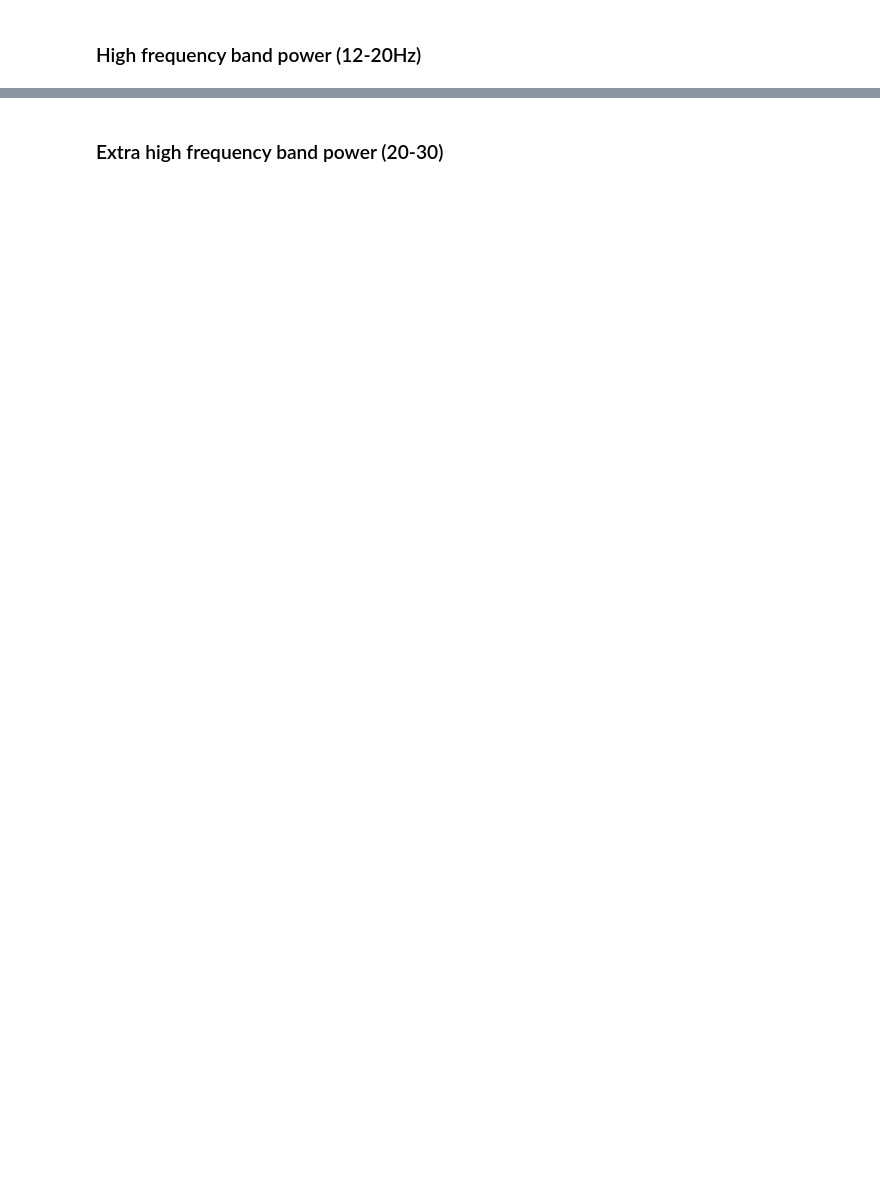
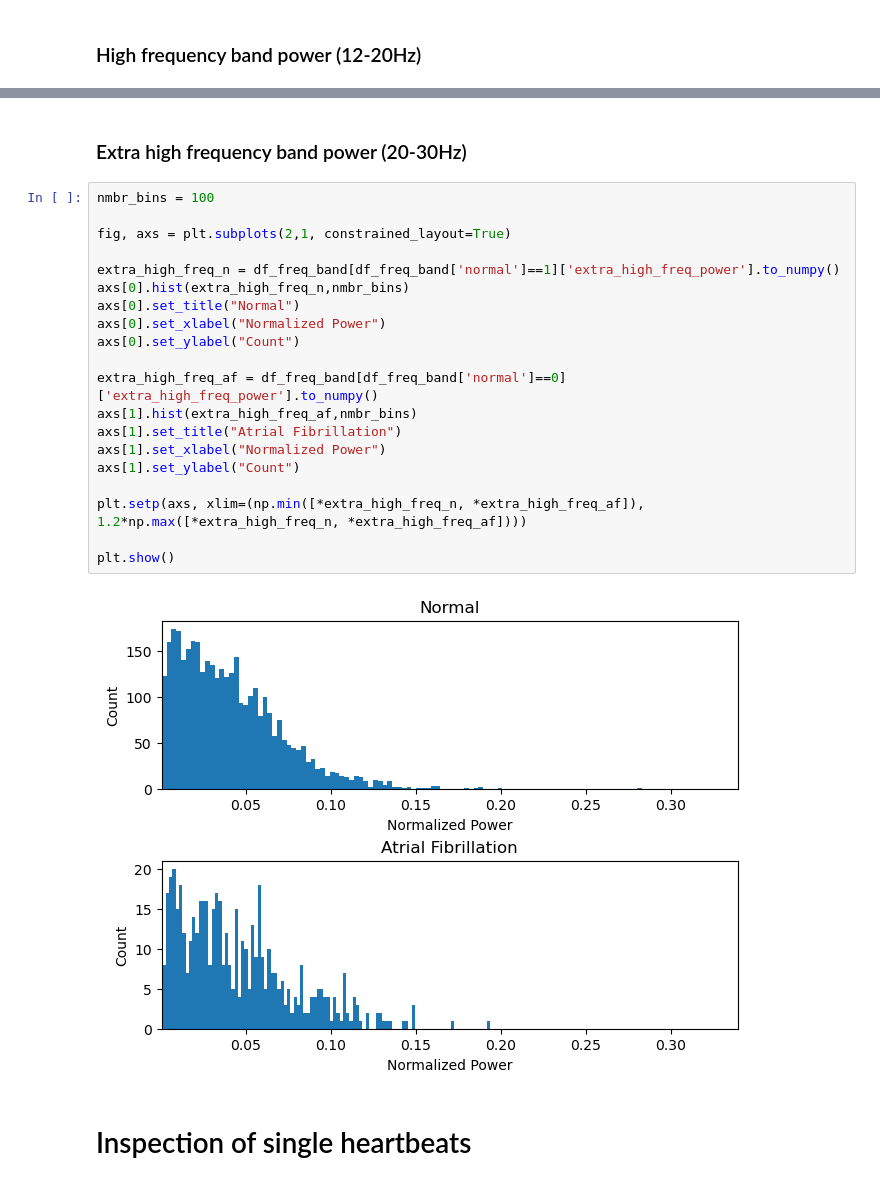
Before and after one commit to isabella-grieser/KISMED, a Jupyter notebook: Notebooks/220512-SP-TimeFreqAnalysis.ipynb, the cells around one changed output, grey strips where cells are left out. Drawn from its saved outputs; the diff is of its cells as text; blank space fills up the shorter version.

```diff
--- a/Notebooks/220512-SP-TimeFreqAnalysis.ipynb
+++ b/Notebooks/220512-SP-TimeFreqAnalysis.ipynb
@@ -439,2 +455,26 @@ plt.show()
 # %% [markdown]
-### Extra high frequency band power (20-30)
+### Extra high frequency band power (20-30Hz)
+# %%
+nmbr_bins = 100
+
+fig, axs = plt.subplots(2,1, constrained_layout=True)
+
+extra_high_freq_n = df_freq_band[df_freq_band['normal']==1]['extra_high_freq_power'].to_numpy()
+axs[0].hist(extra_high_freq_n,nmbr_bins)
+axs[0].set_title("Normal")
+axs[0].set_xlabel("Normalized Power")
+axs[0].set_ylabel("Count")
+
+extra_high_freq_af = df_freq_band[df_freq_band['normal']==0]['extra_high_freq_power'].to_numpy()
+axs[1].hist(extra_high_freq_af,nmbr_bins)
+axs[1].set_title("Atrial Fibrillation")
+axs[1].set_xlabel("Normalized Power")
+axs[1].set_ylabel("Count")
+
+plt.setp(axs, xlim=(np.min([*extra_high_freq_n, *extra_high_freq_af]), 1.2*np.max([*extra_high_freq_n, *extra_high_freq_af])))
+
+plt.show()
+# %% [output]
+[figure, added]
+# %% [markdown]
+# Inspection of single heartbeats
```
Also changed, not shown: parts of 20 cells of this notebook.
